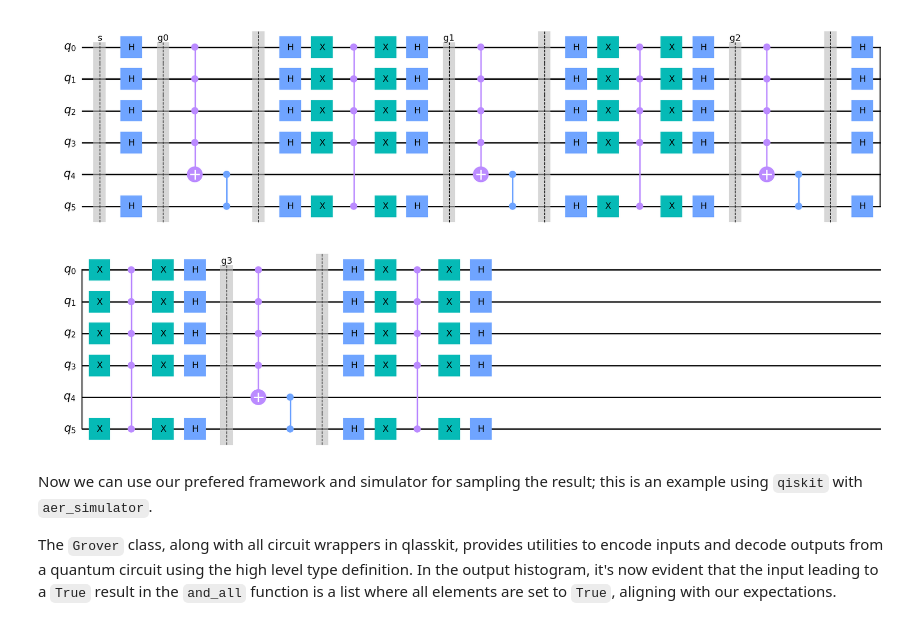
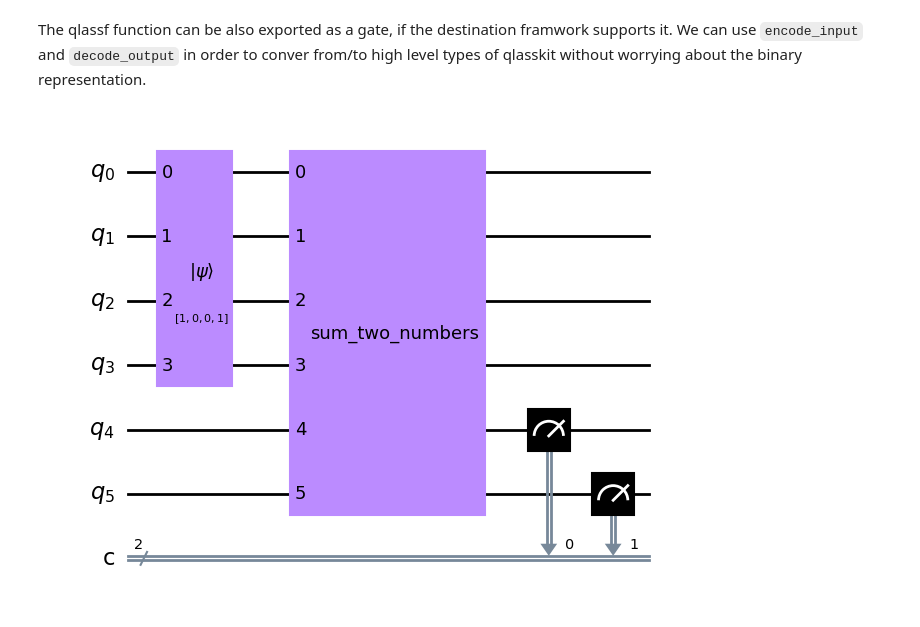
Before and after one commit to dakk/qlasskit, a Jupyter notebook: docs/source/quickstart.ipynb, the cells around one changed output. Cells and saved outputs as stored; diff of their text form; code cells hidden in the pictures.

```diff
--- a/docs/source/quickstart.ipynb
+++ b/docs/source/quickstart.ipynb
@@ -34,12 +22,16 @@ Qlasskit prepares the quantum circuit for the Grover search:
-# %%
-qc = q_algo.export('qiskit')
-qc.draw('mpl')
-# %% [output]
-[figure, removed]
-# %% [markdown]
-Now we can use our prefered framework and simulator for sampling the result; this is an example using `qiskit` with `aer_simulator`.
-
-The `Grover` class, along with all circuit wrappers in qlasskit, provides utilities to encode inputs and decode outputs from a quantum circuit using the high level type definition. In the output histogram, it's now evident that the input leading to a `True` result in the `and_all` function is a list where all elements are set to `True`, aligning with our expectations.
+# %% [markdown]
+The qlassf function can be also exported as a gate, if the destination framwork supports it. We can use `encode_input` and `decode_output` in order to conver from/to high level types of qlasskit without worrying about the binary representation.
+# %%
+from qiskit import QuantumCircuit
+
+qc = QuantumCircuit(sum_two_numbers.num_qubits,len(sum_two_numbers.output_qubits))
+
+qc.initialize(sum_two_numbers.encode_input(Qint2(1), Qint2(2)), sum_two_numbers.input_qubits)
+qc.append(sum_two_numbers.gate('qiskit'), sum_two_numbers.qubits)
+qc.measure(sum_two_numbers.output_qubits, range(len(sum_two_numbers.output_qubits)))
+qc.draw('mpl')
+# %% [output]
+[figure, added]
 # %%
 from qiskit import Aer, QuantumCircuit, transpile
 from qiskit.visualization import plot_histogram
```
Also changed, not shown: parts of 10 cells of this notebook, 51 other files.
